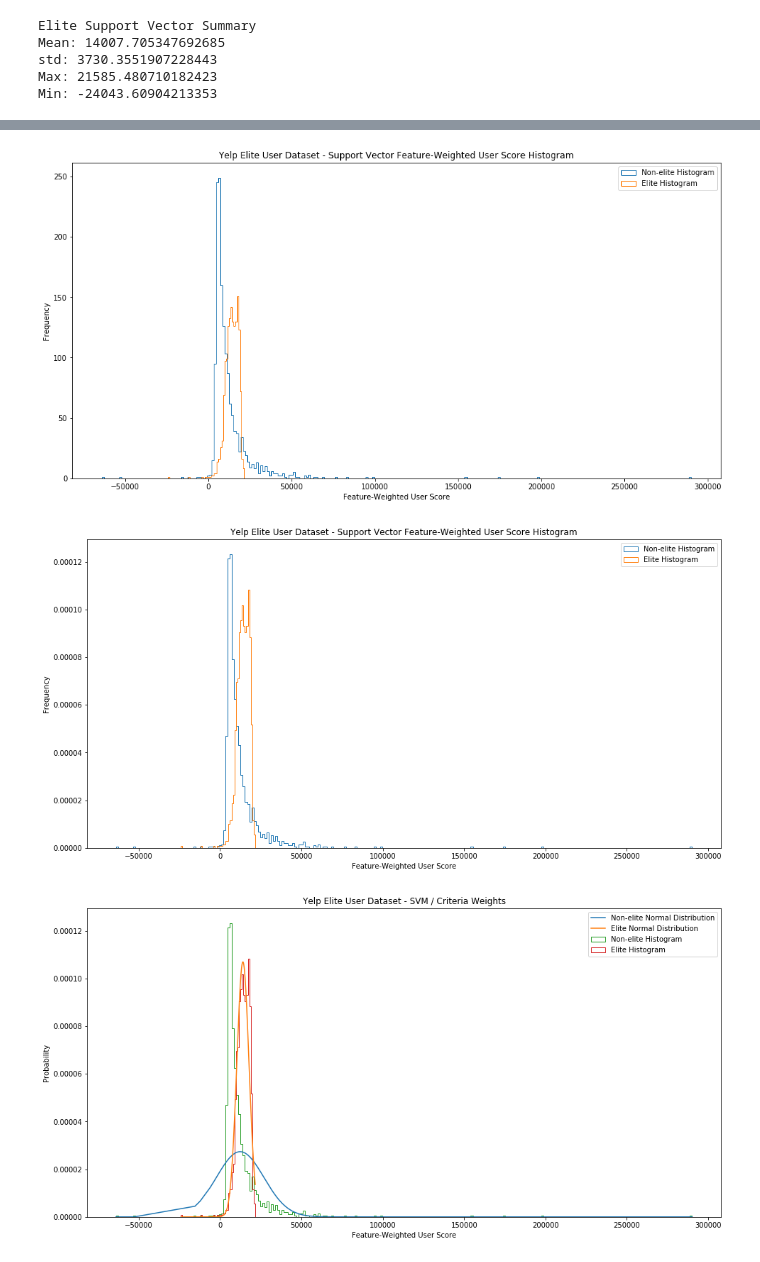
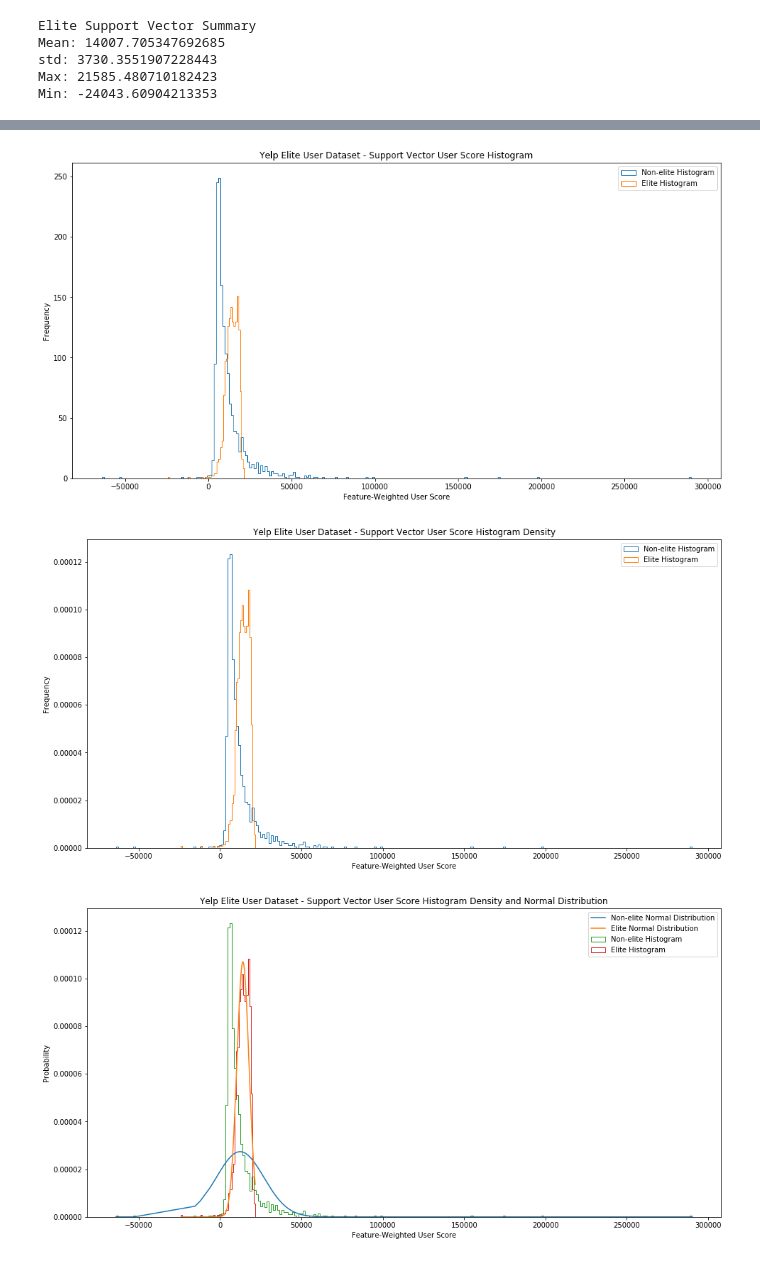
Before and after one commit to juszhan/Yelp-Eliteness, a Jupyter notebook: yelp_project-support_vector.ipynb, the cells around one changed output, grey strips where cells are left out. Cells and saved outputs as stored; diff of their text form; code cells hidden in the pictures.

```diff
--- a/yelp_project-support_vector.ipynb
+++ b/yelp_project-support_vector.ipynb
@@ -501,12 +501,12 @@ plt.hist(elite_support_vector_sums, bins="auto", density=False, histtype="step",
 
 plt.xlabel("Feature-Weighted User Score")
 plt.ylabel("Frequency")
-plt.title("Yelp Elite User Dataset - Support Vector Feature-Weighted User Score Histogram")
+plt.title("Yelp Elite User Dataset - Support Vector User Score Histogram")
 plt.legend()
 plt.savefig("support_vector_score_histogram_auto-bin.png", bbox_inches='tight')
 plt.show()
 # %% [output]
-[figure, old version]
+[figure, new version]
 # %%
 plt.figure(figsize=(16, 8))
 
@@ -515,35 +515,35 @@ plt.hist(elite_support_vector_sums, bins="auto", density=True, histtype="step",
 
 plt.xlabel("Feature-Weighted User Score")
 plt.ylabel("Frequency")
-plt.title("Yelp Elite User Dataset - Support Vector Feature-Weighted User Score Histogram")
+plt.title("Yelp Elite User Dataset - Support Vector User Score Histogram Density")
 plt.legend()
 plt.savefig("support_vector_score_histogram_density_auto-bin.png", bbox_inches='tight')
 plt.show()
 # %% [output]
-[figure, old version]
+[figure, new version]
 # %%
 plt.figure(figsize=(16, 8))
 
 non_elite_support_vector_sums.sort()
 mu = np.mean(non_elite_support_vector_sums)
 sigma = np.std(non_elite_support_vector_sums)
 pdf = stats.norm.pdf(non_elite_support_vector_sums, mu, sigma)
 plt.plot(non_elite_support_vector_sums, pdf, label="Non-elite Normal Distribution")
 
 elite_support_vector_sums.sort()
 mu = np.mean(elite_support_vector_sums)
 sigma = np.std(elite_support_vector_sums)
 pdf = stats.norm.pdf(elite_support_vector_sums, mu, sigma)
 plt.plot(elite_support_vector_sums, pdf, label="Elite Normal Distribution")
 
 plt.hist(non_elite_support_vector_sums, bins="auto", density=True, histtype="step", label="Non-elite Histogram")
 plt.hist(elite_support_vector_sums, bins="auto", density=True, histtype="step", label="Elite Histogram")
 
 plt.xlabel("Feature-Weighted User Score")
 plt.ylabel("Probability")
-plt.title("Yelp Elite User Dataset - SVM / Criteria Weights")
+plt.title("Yelp Elite User Dataset - Support Vector User Score Histogram Density and Normal Distribution")
 plt.legend()
 plt.savefig("support_vector_score_normal_distribution_histogram_density_auto-bin.png", bbox_inches='tight')
 plt.show()
 # %% [output]
-[figure, old version]
+[figure, new version]
```
Also changed, not shown: parts of 2 cells of this notebook, 9 other files.
